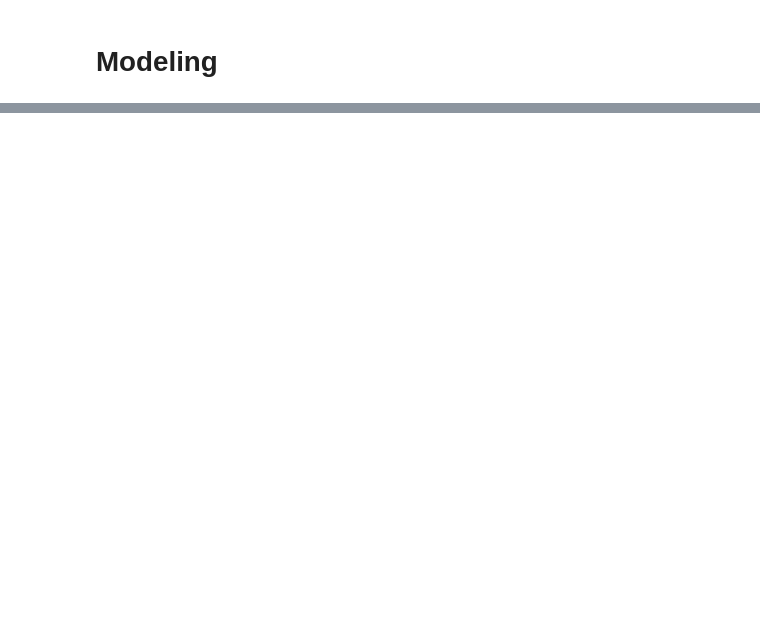
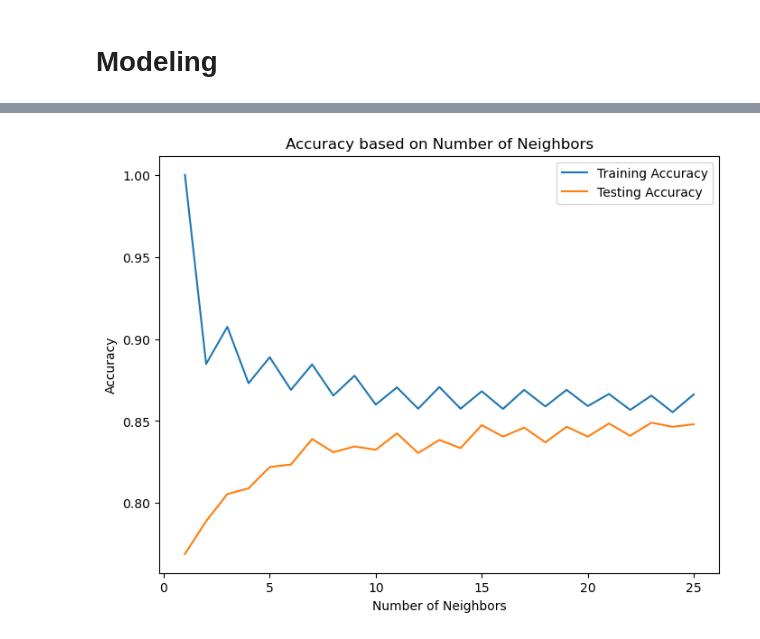
Before and after one commit to david-00001/d209-1, a Jupyter notebook: D209 Task 1 - Classification.ipynb, the cells around one changed output, grey strips where cells are left out. Drawn from its saved outputs; the diff is of its cells as text; code cells hidden in the pictures; blank space fills up the shorter version.

```diff
--- a/D209 Task 1 - Classification.ipynb
+++ b/D209 Task 1 - Classification.ipynb
@@ -283,9 +242,12 @@ for neighbor in neighbors:
 # %%
+# Plot the accuracies based on the neighbor-values (Boorman, n.d.b)
 plt.figure(figsize=(8,6))
-plt.title('KNN: Varying Number of Neighbors')
+plt.title('Accuracy based on Number of Neighbors')
 plt.plot(neighbors, train_accuracies.values(), label='Training Accuracy')
 plt.plot(neighbors, test_accuracies.values(), label='Testing Accuracy')
 plt.legend()
 plt.xlabel('Number of Neighbors')
 plt.ylabel('Accuracy')
 plt.show()
+# %% [output]
+[figure, added]
```
Also changed, not shown: parts of 15 cells of this notebook.
